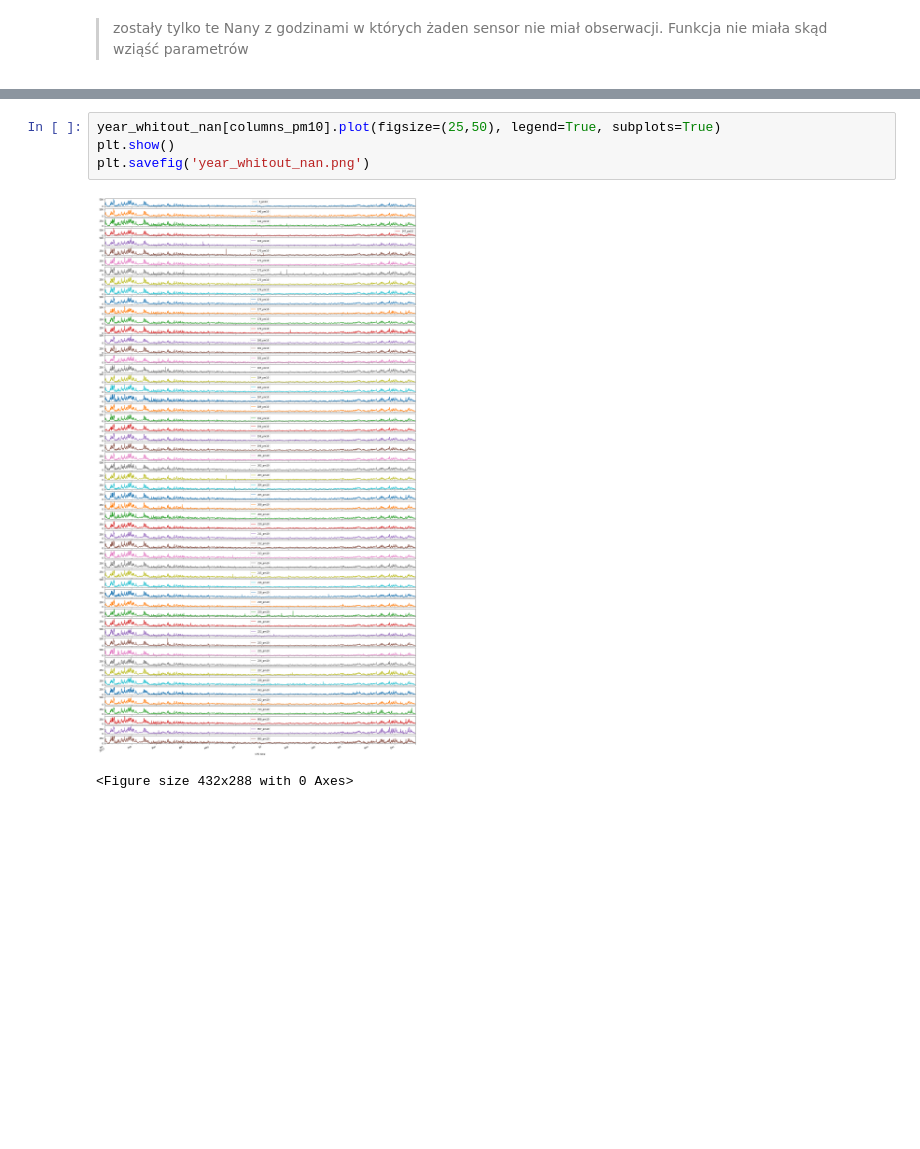
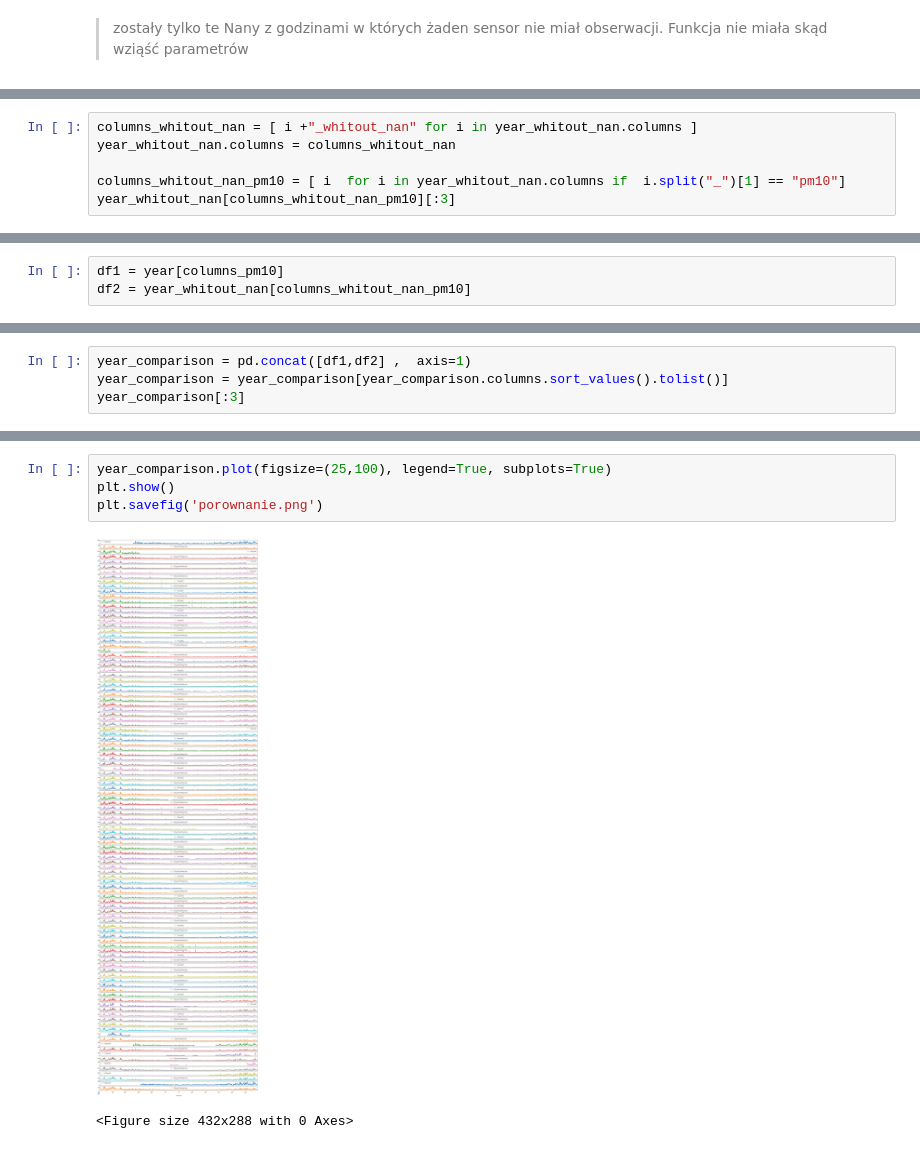
Before and after one commit to ciepielajan/SDA_SMOG_Wawelski, a Jupyter notebook: Jan/DistanceMetric_haversine_uzupełnienie_wartości_z_najblizszych_sensorow.ipynb, the cells around one changed output, grey strips where cells are left out. Cells and saved outputs as stored; diff of their text form; blank space fills up the shorter version.

```diff
--- a/Jan/DistanceMetric_haversine_uzupełnienie_wartości_z_najblizszych_sensorow.ipynb
+++ b/Jan/DistanceMetric_haversine_uzupełnienie_wartości_z_najblizszych_sensorow.ipynb
@@ -246,0 +253,6 @@ columns_pm10 = [ i  for i in year.columns if  i.split("_")[1] == "pm10"]
+# %%
+columns_whitout_nan = [ i +"_whitout_nan" for i in year_whitout_nan.columns ]
+year_whitout_nan.columns = columns_whitout_nan
+
+columns_whitout_nan_pm10 = [ i  for i in year_whitout_nan.columns if  i.split("_")[1] == "pm10"]
+year_whitout_nan[columns_whitout_nan_pm10][:3]
@@ -246,0 +265,3 @@ columns_pm10 = [ i  for i in year.columns if  i.split("_")[1] == "pm10"]
+# %%
+df1 = year[columns_pm10]
+df2 = year_whitout_nan[columns_whitout_nan_pm10]
@@ -246,0 +286,4 @@ columns_pm10 = [ i  for i in year.columns if  i.split("_")[1] == "pm10"]
+# %%
+year_comparison = pd.concat([df1,df2] ,  axis=1)
+year_comparison = year_comparison[year_comparison.columns.sort_values().tolist()]
+year_comparison[:3]
@@ -247,7 +297,7 @@ columns_pm10 = [ i  for i in year.columns if  i.split("_")[1] == "pm10"]
 # %%
-year_whitout_nan[columns_pm10].plot(figsize=(25,50), legend=True, subplots=True)
+year_comparison.plot(figsize=(25,100), legend=True, subplots=True)
 plt.show()
-plt.savefig('year_whitout_nan.png')
+plt.savefig('porownanie.png')
 # %% [output]
-[figure, old version]
+[figure, new version]
 <Figure size 432x288 with 0 Axes>
```
Also changed, not shown: parts of 10 cells of this notebook.
